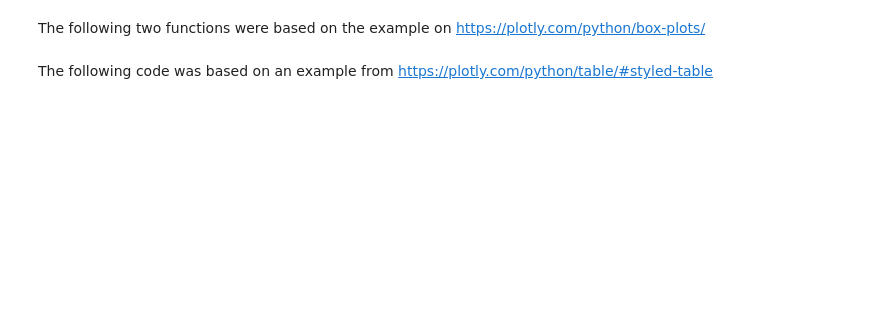
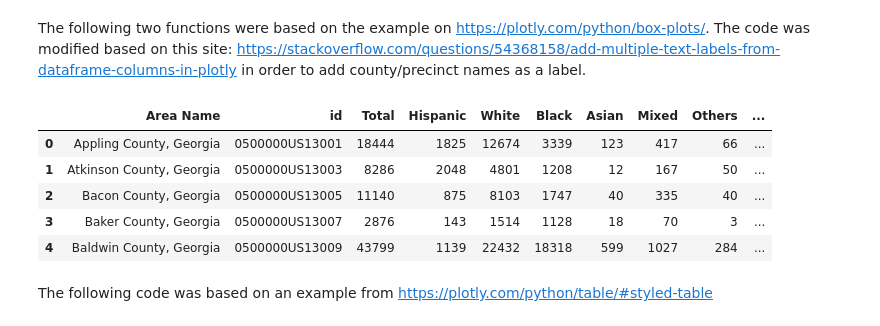
Before and after one commit to zzoeys/freecakefridays, a Jupyter notebook: boxplots.ipynb, the cells around one changed output. Cells and saved outputs as stored; diff of their text form; code cells hidden in the pictures; blank space fills up the shorter version.

Commit message:
Add county names as a label

```diff
--- a/boxplots.ipynb
+++ b/boxplots.ipynb
@@ -13,7 +13,7 @@ import plotly.graph_objs as go
 import matplotlib.pyplot as plt
 plt.style.use('ggplot')
 # %% [markdown]
-The following two functions were based on the example on https://plotly.com/python/box-plots/
+The following two functions were based on the example on https://plotly.com/python/box-plots/. The code was modified based on this site: https://stackoverflow.com/questions/54368158/add-multiple-text-labels-from-dataframe-columns-in-plotly in order to add county/precinct names as a label.
 # %%
 # function for distribution
 
@@ -70,8 +70,18 @@ def distribution(x, t, name_of_the_html_file):
   fig.show()
 # %%
 # opening files and selecting the right columns:
-race =  pd.read_csv('data/race_county_data/cleaned_georgia_race_county.csv')
-racedenscounty = race[['Population Density:Hispanic','Population Density: White','Population Density: Black','Population Density: Asian','Population Density: Mixed','Population Density: Others']]
+race =  pd.read_csv('data/race_county_data/cleaned_georgia_race_county.csv', index_col = 0)
+
+racedenscounty = race[['Area Name', 'Population Density:Hispanic','Population Density: White','Population Density: Black','Population Density: Asian','Population Density: Mixed','Population Density: Others']]
+
+race.head()
+# %% [output]
+|  | Area Name | id | Total | Hispanic | White | Black | Asian | Mixed | Others | ... |
+| 0 | Appling County, Georgia | 0500000US13001 | 18444 | 1825 | 12674 | 3339 | 123 | 417 | 66 | ... |
+| 1 | Atkinson County, Georgia | 0500000US13003 | 8286 | 2048 | 4801 | 1208 | 12 | 167 | 50 | ... |
+| 2 | Bacon County, Georgia | 0500000US13005 | 11140 | 875 | 8103 | 1747 | 40 | 335 | 40 | ... |
+| 3 | Baker County, Georgia | 0500000US13007 | 2876 | 143 | 1514 | 1128 | 18 | 70 | 3 | ... |
+| 4 | Baldwin County, Georgia | 0500000US13009 | 43799 | 1139 | 22432 | 18318 | 599 | 1027 | 284 | ... |
 # %%
 # racial density distribution county level
 # Georgia State 2020 county level population density distribution by race
```
Also changed, not shown: parts of 3 cells of this notebook.
